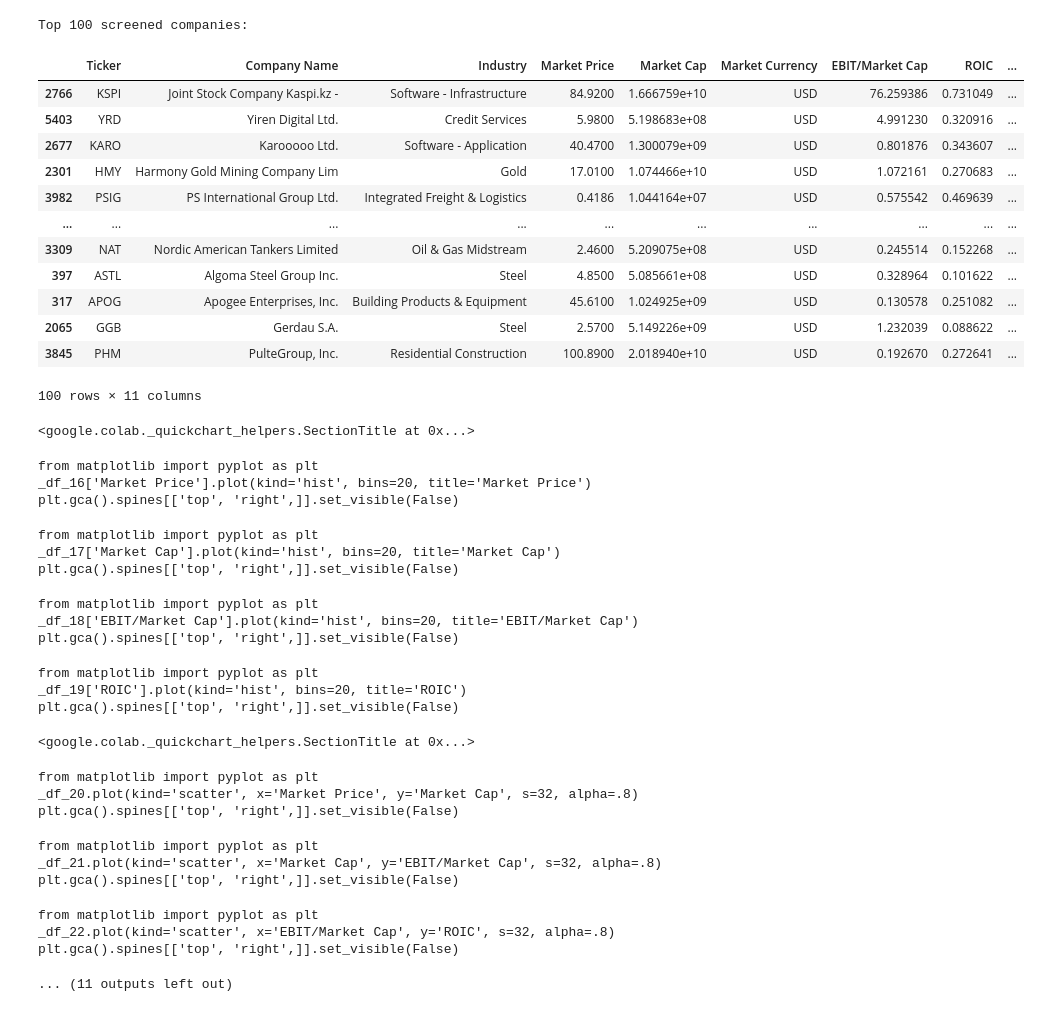
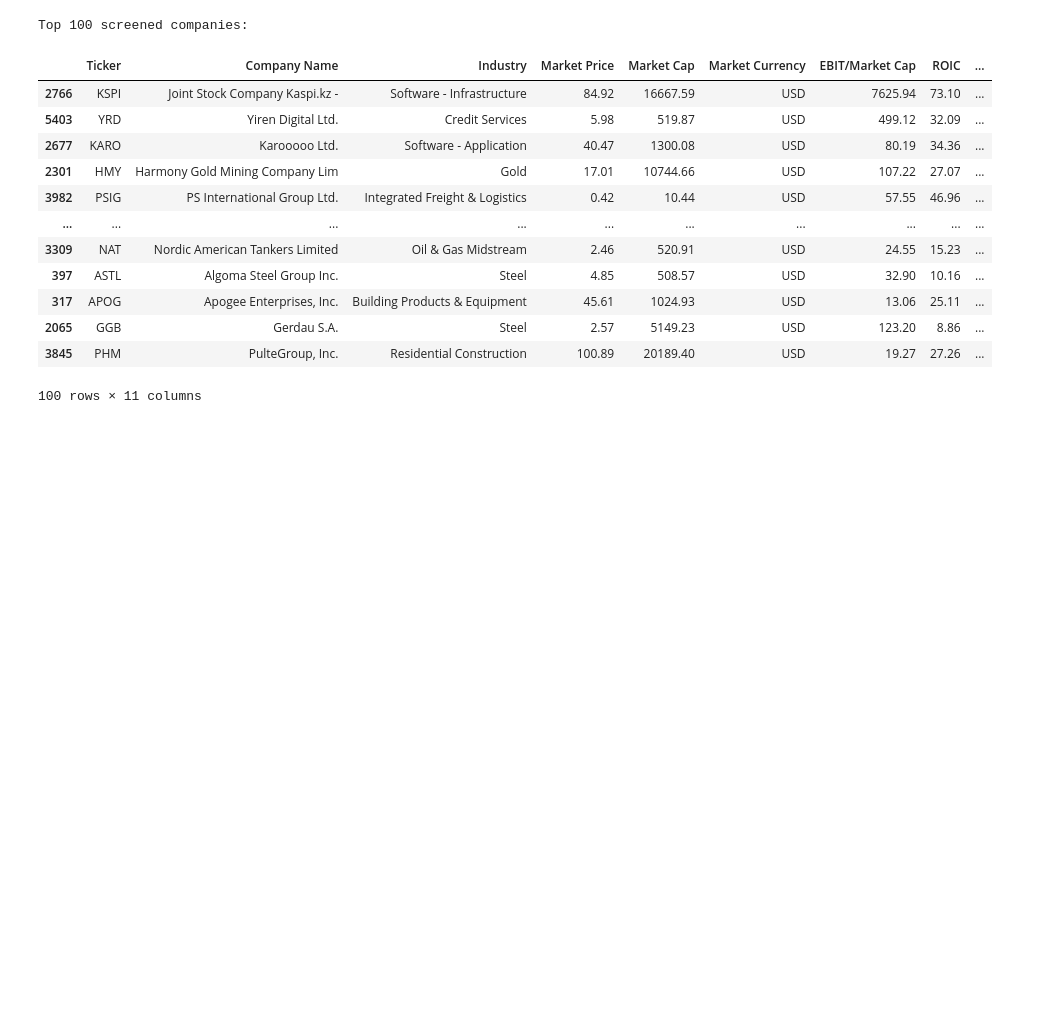
Before and after one commit to JerryChenz/Screener_Proc, a Jupyter notebook: Screener.ipynb, the cells around one changed output. Saved outputs shown, nothing was run; the diff lists cells and outputs as text; code cells hidden in the pictures; blank space fills up the shorter version.

```diff
--- a/Screener.ipynb
+++ b/Screener.ipynb
@@ -77,58 +77,63 @@ def screen_companies(df):
     df_output = df_sorted[output_columns]
 
     return df_output
+# %%
+def display_formatted_screen(df_output):
+    """
+    Display the output dataframe from screen_companies with formatted values:
+    - Market Price rounded to 2 decimal places
+    - Market Cap in millions, rounded to 2 decimal places
+    - Four indicators (EBIT/Market Cap, ROIC, D/P, Total Debt/Common Equity) as percentages rounded to 2 decimal places
+    """
+    from IPython.display import display
+
+    if df_output.empty:
+        display(df_output)
+        return
+
+    df_display = df_output.copy()
+
+    # Format Market Price
+    df_display['Market Price'] = df_display['Market Price'].round(2)
+
+    # Format Market Cap to millions
+    df_display['Market Cap'] = (df_display['Market Cap'] / 1000000).round(2)
+
+    # Format indicators to percentages
+    indicators = ['EBIT/Market Cap', 'ROIC', 'D/P', 'Total Debt/Common Equity']
+    for indicator in indicators:
+        df_display[indicator] = (df_display[indicator] * 100).round(2)
+
+    # Display the formatted dataframe
+    display(df_display)
 # %%
 us_data = 'https://github.com/JerryChenz/Screener_Proc_v1/blob/master/data/cleaned_data/us_screen_data.csv?raw=true'
 hk_data = 'https://github.com/JerryChenz/Screener_Proc_v1/blob/master/data/cleaned_data/hk_screen_data.csv?raw=true'
 
 region = 'us'
 
 try:
     df = pd.read_csv(us_data)
     df_screened = screen_companies(df)
     if not df_screened.empty:
         print(f"Top 100 screened companies:")
-        display(df_screened.head(100))
+        display_formatted_screen(df_screened.head(100))
     else:
         print(f"No screened companies for {region}.")
 except Exception as e:
     print(f"Error processing the data for {region}: {e}")
 # %% [output]
 Top 100 screened companies:
 |  | Ticker | Company Name | Industry | Market Price | Market Cap | Market Currency | EBIT/Market Cap | ROIC | ... |
-| 2766 | KSPI | Joint Stock Company Kaspi.kz - | Software - Infrastructure | 84.9200 | 1.666759e+10 | USD | 76.259386 | 0.731049 | ... |
-| 5403 | YRD | Yiren Digital Ltd. | Credit Services | 5.9800 | 5.198683e+08 | USD | 4.991230 | 0.320916 | ... |
-| 2677 | KARO | Karooooo Ltd. | Software - Application | 40.4700 | 1.300079e+09 | USD | 0.801876 | 0.343607 | ... |
-| 2301 | HMY | Harmony Gold Mining Company Lim | Gold | 17.0100 | 1.074466e+10 | USD | 1.072161 | 0.270683 | ... |
-| 3982 | PSIG | PS International Group Ltd. | Integrated Freight & Logistics | 0.4186 | 1.044164e+07 | USD | 0.575542 | 0.469639 | ... |
+| 2766 | KSPI | Joint Stock Company Kaspi.kz - | Software - Infrastructure | 84.92 | 16667.59 | USD | 7625.94 | 73.10 | ... |
+| 5403 | YRD | Yiren Digital Ltd. | Credit Services | 5.98 | 519.87 | USD | 499.12 | 32.09 | ... |
+| 2677 | KARO | Karooooo Ltd. | Software - Application | 40.47 | 1300.08 | USD | 80.19 | 34.36 | ... |
+| 2301 | HMY | Harmony Gold Mining Company Lim | Gold | 17.01 | 10744.66 | USD | 107.22 | 27.07 | ... |
+| 3982 | PSIG | PS International Group Ltd. | Integrated Freight & Logistics | 0.42 | 10.44 | USD | 57.55 | 46.96 | ... |
 | ... | ... | ... | ... | ... | ... | ... | ... | ... | ... |
-| 3309 | NAT | Nordic American Tankers Limited | Oil & Gas Midstream | 2.4600 | 5.209075e+08 | USD | 0.245514 | 0.152268 | ... |
-| 397 | ASTL | Algoma Steel Group Inc. | Steel | 4.8500 | 5.085661e+08 | USD | 0.328964 | 0.101622 | ... |
-| 317 | APOG | Apogee Enterprises, Inc. | Building Products & Equipment | 45.6100 | 1.024925e+09 | USD | 0.130578 | 0.251082 | ... |
-| 2065 | GGB | Gerdau S.A. | Steel | 2.5700 | 5.149226e+09 | USD | 1.232039 | 0.088622 | ... |
-| 3845 | PHM | PulteGroup, Inc. | Residential Construction | 100.8900 | 2.018940e+10 | USD | 0.192670 | 0.272641 | ... |
+| 3309 | NAT | Nordic American Tankers Limited | Oil & Gas Midstream | 2.46 | 520.91 | USD | 24.55 | 15.23 | ... |
+| 397 | ASTL | Algoma Steel Group Inc. | Steel | 4.85 | 508.57 | USD | 32.90 | 10.16 | ... |
+| 317 | APOG | Apogee Enterprises, Inc. | Building Products & Equipment | 45.61 | 1024.93 | USD | 13.06 | 25.11 | ... |
+| 2065 | GGB | Gerdau S.A. | Steel | 2.57 | 5149.23 | USD | 123.20 | 8.86 | ... |
+| 3845 | PHM | PulteGroup, Inc. | Residential Construction | 100.89 | 20189.40 | USD | 19.27 | 27.26 | ... |
 100 rows × 11 columns
-<google.colab._quickchart_helpers.SectionTitle at 0x...>
-from matplotlib import pyplot as plt
-_df_16['Market Price'].plot(kind='hist', bins=20, title='Market Price')
-plt.gca().spines[['top', 'right',]].set_visible(False)
-from matplotlib import pyplot as plt
-_df_17['Market Cap'].plot(kind='hist', bins=20, title='Market Cap')
-plt.gca().spines[['top', 'right',]].set_visible(False)
-from matplotlib import pyplot as plt
-_df_18['EBIT/Market Cap'].plot(kind='hist', bins=20, title='EBIT/Market Cap')
-plt.gca().spines[['top', 'right',]].set_visible(False)
-from matplotlib import pyplot as plt
-_df_19['ROIC'].plot(kind='hist', bins=20, title='ROIC')
-plt.gca().spines[['top', 'right',]].set_visible(False)
-<google.colab._quickchart_helpers.SectionTitle at 0x...>
-from matplotlib import pyplot as plt
-_df_20.plot(kind='scatter', x='Market Price', y='Market Cap', s=32, alpha=.8)
-plt.gca().spines[['top', 'right',]].set_visible(False)
-from matplotlib import pyplot as plt
-_df_21.plot(kind='scatter', x='Market Cap', y='EBIT/Market Cap', s=32, alpha=.8)
-plt.gca().spines[['top', 'right',]].set_visible(False)
-from matplotlib import pyplot as plt
-_df_22.plot(kind='scatter', x='EBIT/Market Cap', y='ROIC', s=32, alpha=.8)
-plt.gca().spines[['top', 'right',]].set_visible(False)
-... (11 outputs left out)
```
Also changed, not shown: parts of 5 cells of this notebook.
